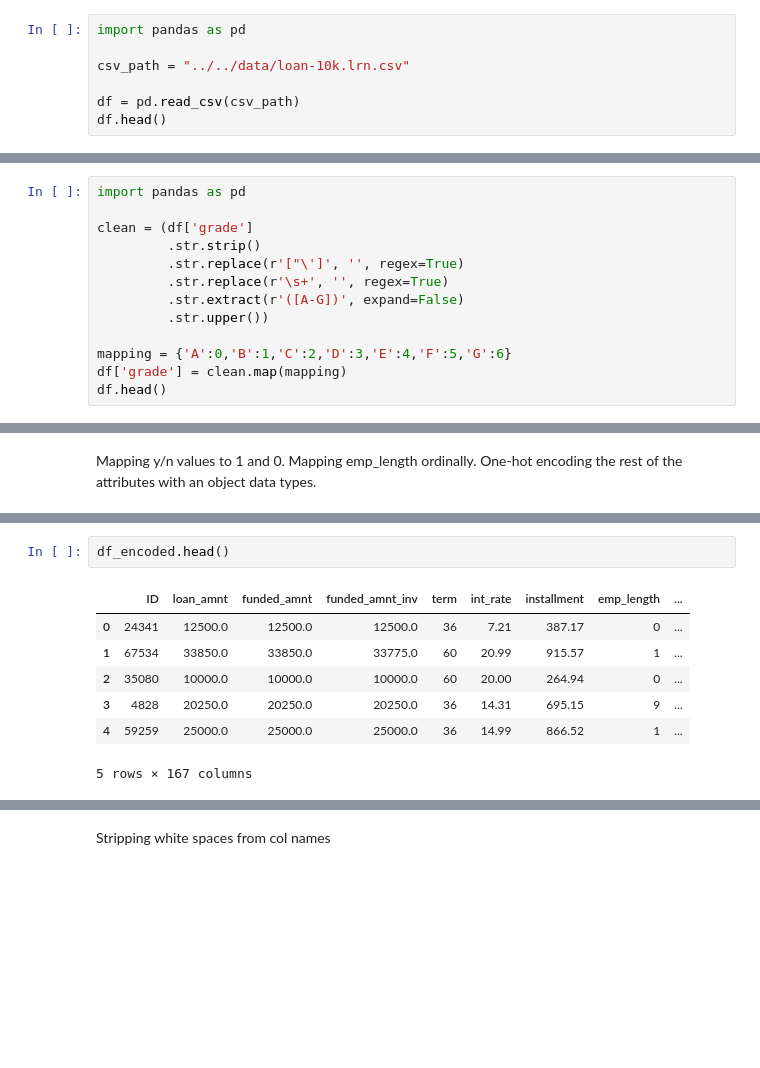
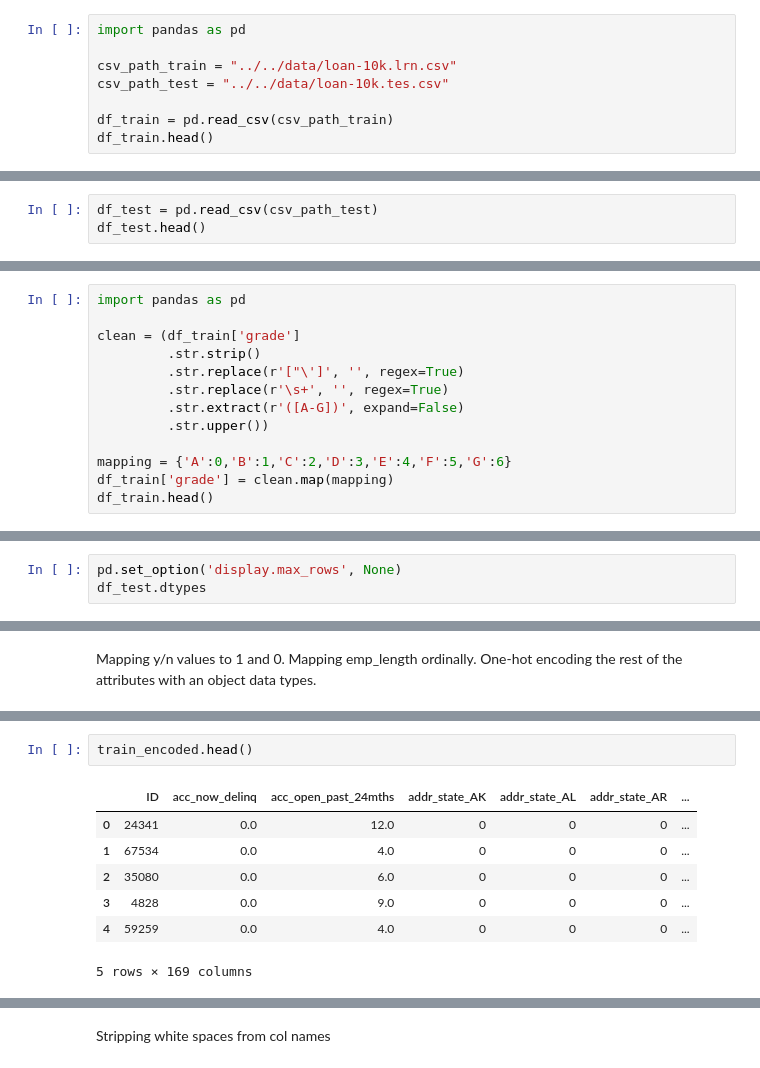
Before and after one commit to emmabachura/Machine-Learning, a Jupyter notebook: src/loan/loan-preprocessing.ipynb, the cells around one changed output, grey strips where cells are left out. Cells and saved outputs as stored; diff of their text form; blank space fills up the shorter version.

```diff
--- a/src/loan/loan-preprocessing.ipynb
+++ b/src/loan/loan-preprocessing.ipynb
@@ -3,10 +3,11 @@
 # %%
 import pandas as pd
 
-csv_path = "../../data/loan-10k.lrn.csv"
+csv_path_train = "../../data/loan-10k.lrn.csv"
+csv_path_test = "../../data/loan-10k.tes.csv"
 
-df = pd.read_csv(csv_path)
-df.head()
+df_train = pd.read_csv(csv_path_train)
+df_train.head()
 # %% [output]
 |  | ID | loan_amnt | funded_amnt | funded_amnt_inv | term | int_rate | installment | emp_length | ... |
 | 0 | 24341 | 12500.0 | 12500.0 | 12500.0 | 36 months | 7.21 | 387.17 | < 1 year | ... |
@@ -15,3 +16,6 @@ df.head()
 | 3 | 4828 | 20250.0 | 20250.0 | 20250.0 | 36 months | 14.31 | 695.15 | 9 years | ... |
 | 4 | 59259 | 25000.0 | 25000.0 | 25000.0 | 36 months | 14.99 | 866.52 | 1 year | ... |
 5 rows × 92 columns
+# %%
+df_test = pd.read_csv(csv_path_test)
+df_test.head()
@@ -37,7 +53,7 @@ print([repr(v) for v in vals.unique().tolist()])
 # %%
 import pandas as pd
 
-clean = (df['grade']
+clean = (df_train['grade']
          .str.strip()
          .str.replace(r'["\']', '', regex=True)
          .str.replace(r'\s+', '', regex=True)
@@ -45,8 +61,8 @@ clean = (df['grade']
          .str.upper())
 
 mapping = {'A':0,'B':1,'C':2,'D':3,'E':4,'F':5,'G':6}
-df['grade'] = clean.map(mapping)
-df.head()
+df_train['grade'] = clean.map(mapping)
+df_train.head()
 # %% [output]
 |  | ID | loan_amnt | funded_amnt | funded_amnt_inv | term | int_rate | installment | emp_length | ... |
 | 0 | 24341 | 12500.0 | 12500.0 | 12500.0 | 36 months | 7.21 | 387.17 | < 1 year | ... |
@@ -161,0 +120,3 @@ Unique values verification_status:
+# %%
+pd.set_option('display.max_rows', None)
+df_test.dtypes
@@ -194,10 +236,10 @@ df_encoded = pd.get_dummies(df, columns=cat_cols, drop_first=False, dtype=int)
 # %%
-df_encoded.head()
+train_encoded.head()
 # %% [output]
-|  | ID | loan_amnt | funded_amnt | funded_amnt_inv | term | int_rate | installment | emp_length | ... |
-| 0 | 24341 | 12500.0 | 12500.0 | 12500.0 | 36 | 7.21 | 387.17 | 0 | ... |
-| 1 | 67534 | 33850.0 | 33850.0 | 33775.0 | 60 | 20.99 | 915.57 | 1 | ... |
-| 2 | 35080 | 10000.0 | 10000.0 | 10000.0 | 60 | 20.00 | 264.94 | 0 | ... |
-| 3 | 4828 | 20250.0 | 20250.0 | 20250.0 | 36 | 14.31 | 695.15 | 9 | ... |
-| 4 | 59259 | 25000.0 | 25000.0 | 25000.0 | 36 | 14.99 | 866.52 | 1 | ... |
+|  | ID | acc_now_delinq | acc_open_past_24mths | addr_state_AK | addr_state_AL | addr_state_AR | ... |
+| 0 | 24341 | 0.0 | 12.0 | 0 | 0 | 0 | ... |
+| 1 | 67534 | 0.0 | 4.0 | 0 | 0 | 0 | ... |
+| 2 | 35080 | 0.0 | 6.0 | 0 | 0 | 0 | ... |
+| 3 | 4828 | 0.0 | 9.0 | 0 | 0 | 0 | ... |
+| 4 | 59259 | 0.0 | 4.0 | 0 | 0 | 0 | ... |
-5 rows × 167 columns
+5 rows × 169 columns
```
Also changed, not shown: parts of 29 cells of this notebook, 1 other file.
